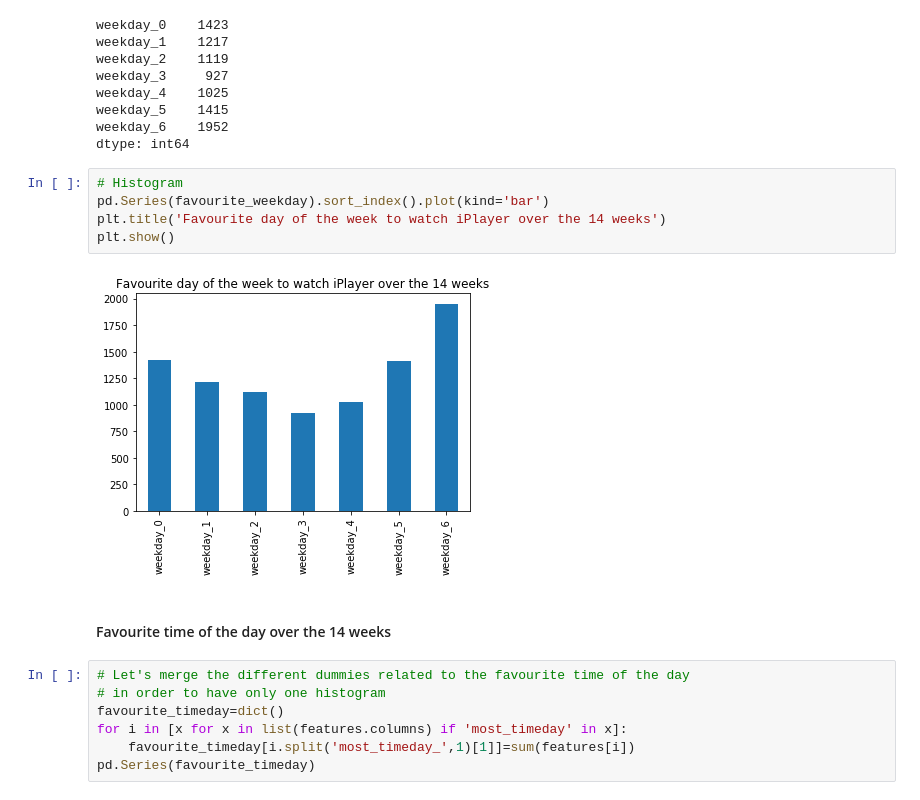
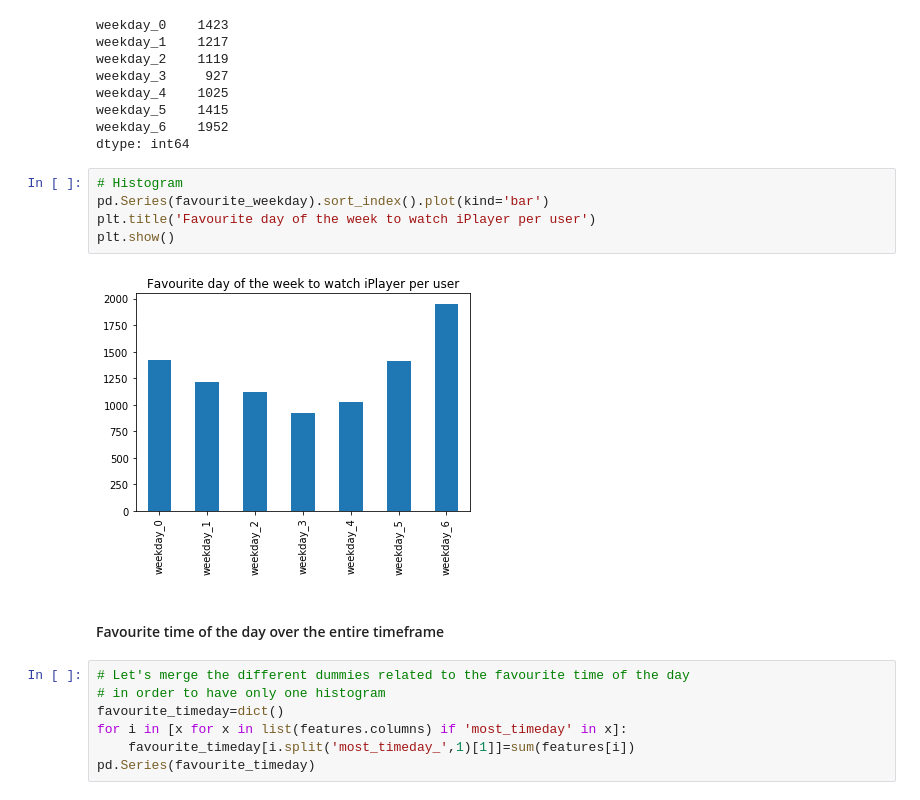
Before and after one commit to bbc/datalab-ml-training, a Jupyter notebook: iPlayerForecast_course2.ipynb, the cells around one changed output. Drawn from its saved outputs; the diff is of its cells as text.

```diff
--- a/iPlayerForecast_course2.ipynb
+++ b/iPlayerForecast_course2.ipynb
@@ -468,12 +465,12 @@ dtype: int64
 # %%
 # Histogram
 pd.Series(favourite_weekday).sort_index().plot(kind='bar')
-plt.title('Favourite day of the week to watch iPlayer over the 14 weeks')
+plt.title('Favourite day of the week to watch iPlayer per user')
 plt.show()
 # %% [output]
-[figure, old version]
+[figure, new version]
 # %% [markdown]
-#### Favourite time of the day over the 14 weeks
+#### Favourite time of the day over the entire timeframe
 # %%
 # Let's merge the different dummies related to the favourite time of the day
 # in order to have only one histogram
```
Also changed, not shown: parts of 17 cells of this notebook, 1 other file.
